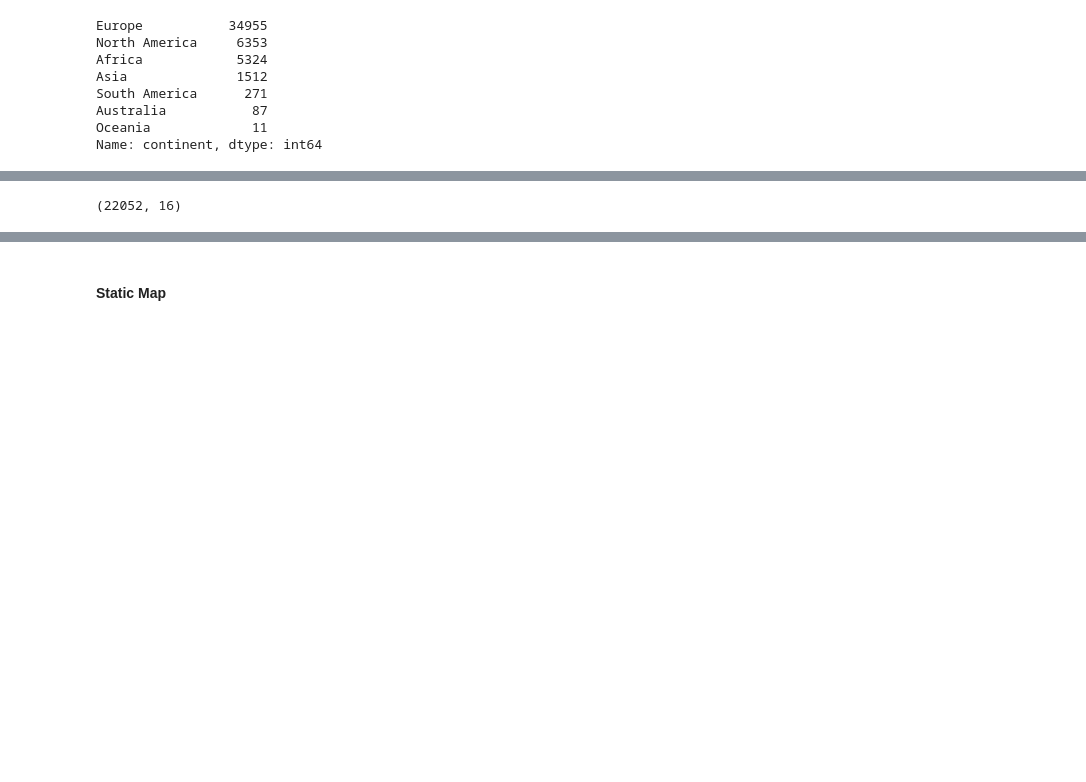
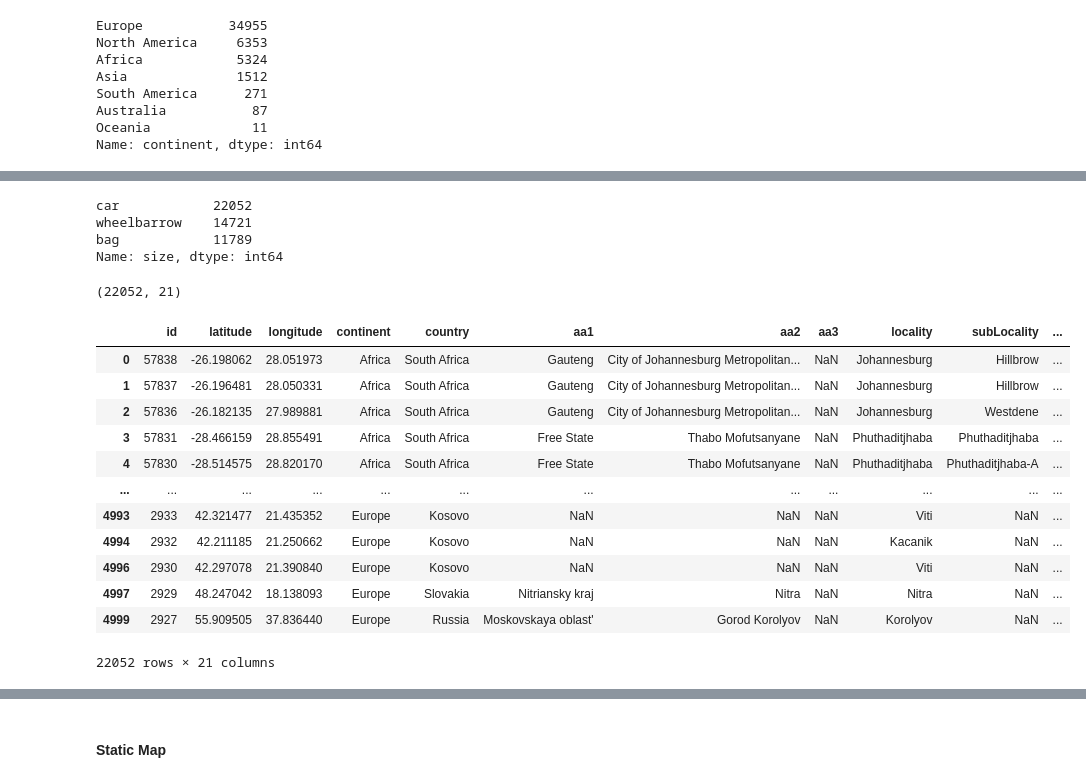
Before and after one commit to simonevaccari/Omdena_TrashOut, a Jupyter notebook: Omdena_Task0_UnderstandingData.ipynb, the cells around one changed output, grey strips where cells are left out. Cells and saved outputs as stored; diff of their text form; code cells hidden in the pictures; blank space fills up the shorter version.

```diff
--- a/Omdena_Task0_UnderstandingData.ipynb
+++ b/Omdena_Task0_UnderstandingData.ipynb
@@ -326,8 +370,31 @@ https://firebasestorage.googleapis.com/v0/b/trashoutngo-dev.appspot.com/o/temp-i
+# %%
+world_combined['size'].value_counts()
+# %% [output]
+car            22052
+wheelbarrow    14721
+bag            11789
+Name: size, dtype: int64
 # %%
 # Select only large dumpsites (size classified as 'car')
-wc_car = wc_simple[wc_simple['size'] == 'car']
+wc_car = world_combined[world_combined['size'] == 'car']
 print(wc_car.shape)
 # %% [output]
-(22052, 16)
+(22052, 21)
+# %%
+wc_car
+# %% [output]
+|  | id | latitude | longitude | continent | country | aa1 | aa2 | aa3 | locality | subLocality | ... |
+| 0 | 57838 | -26.198062 | 28.051973 | Africa | South Africa | Gauteng | City of Johannesburg Metropolitan... | NaN | Johannesburg | Hillbrow | ... |
+| 1 | 57837 | -26.196481 | 28.050331 | Africa | South Africa | Gauteng | City of Johannesburg Metropolitan... | NaN | Johannesburg | Hillbrow | ... |
+| 2 | 57836 | -26.182135 | 27.989881 | Africa | South Africa | Gauteng | City of Johannesburg Metropolitan... | NaN | Johannesburg | Westdene | ... |
+| 3 | 57831 | -28.466159 | 28.855491 | Africa | South Africa | Free State | Thabo Mofutsanyane | NaN | Phuthaditjhaba | Phuthaditjhaba | ... |
+| 4 | 57830 | -28.514575 | 28.820170 | Africa | South Africa | Free State | Thabo Mofutsanyane | NaN | Phuthaditjhaba | Phuthaditjhaba-A | ... |
+| ... | ... | ... | ... | ... | ... | ... | ... | ... | ... | ... | ... |
+| 4993 | 2933 | 42.321477 | 21.435352 | Europe | Kosovo | NaN | NaN | NaN | Viti | NaN | ... |
+| 4994 | 2932 | 42.211185 | 21.250662 | Europe | Kosovo | NaN | NaN | NaN | Kacanik | NaN | ... |
+| 4996 | 2930 | 42.297078 | 21.390840 | Europe | Kosovo | NaN | NaN | NaN | Viti | NaN | ... |
+| 4997 | 2929 | 48.247042 | 18.138093 | Europe | Slovakia | Nitriansky kraj | Nitra | NaN | Nitra | NaN | ... |
+| 4999 | 2927 | 55.909505 | 37.836440 | Europe | Russia | Moskovskaya oblast' | Gorod Korolyov | NaN | Korolyov | NaN | ... |
+22052 rows × 21 columns
 # %%
 world_db = wc_car
```
Also changed, not shown: parts of 13 cells of this notebook.
